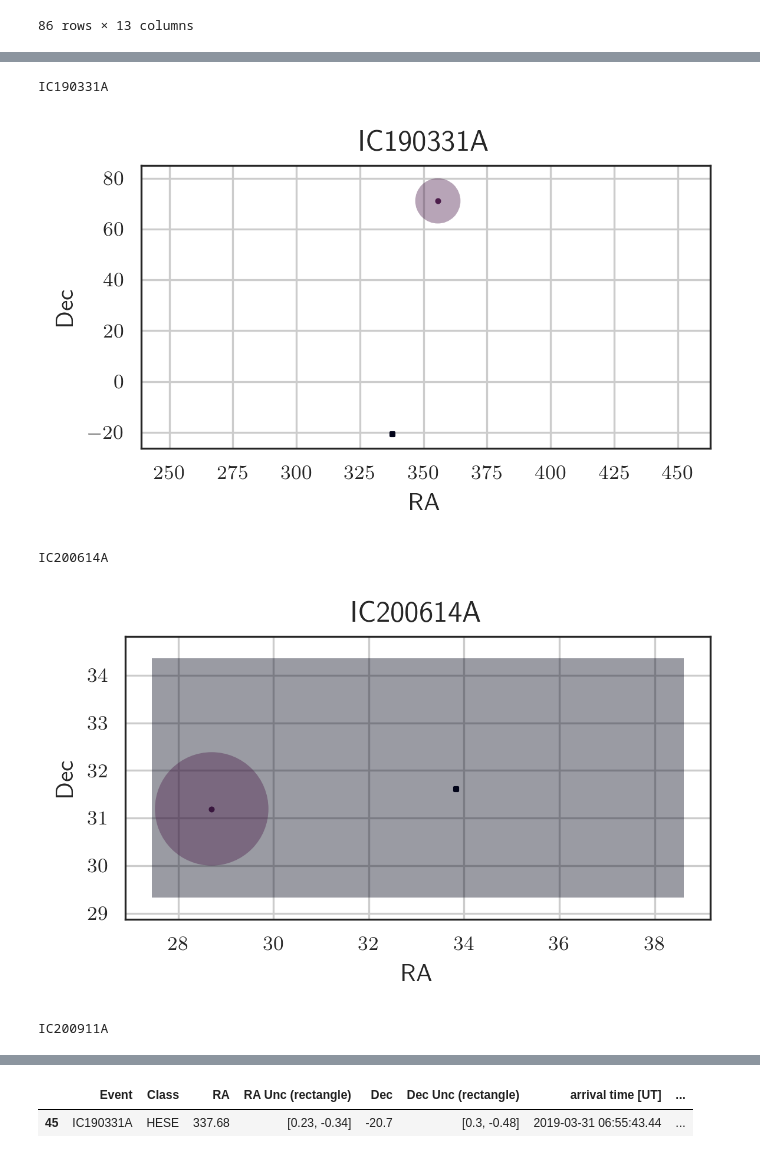
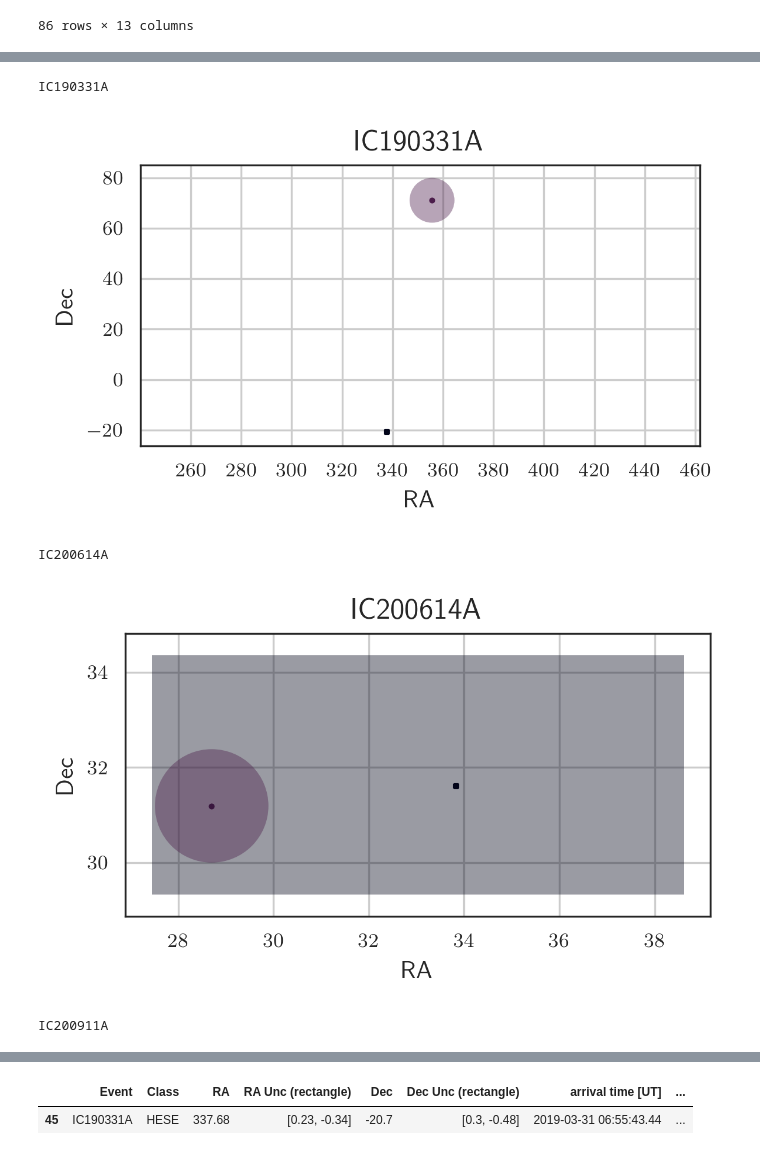
Before and after one commit to JannisNe/nu_stat_for_asassn_paper, a Jupyter notebook: diagnostic_plots.ipynb, the cells around one changed output, grey strips where cells are left out. Drawn from its saved outputs; the diff is of its cells as text; code cells hidden in the pictures.

```diff
--- a/diagnostic_plots.ipynb
+++ b/diagnostic_plots.ipynb
@@ -72,6 +73,9 @@ for cc in  ['', '_without_IC190331A']:
     ax.set_aspect(1, adjustable='datalim')
     ax.set_ylabel('$\Delta$Dec')
     ax.set_xlabel('$\Delta$RA')
+    major_base = 20 if '_without' not in cc else 2
+    ax.xaxis.set_major_locator(MultipleLocator(base=major_base))
+    ax.yaxis.set_major_locator(MultipleLocator(base=major_base))
     ax.grid()
 
     fig.savefig(os.path.join(output_folder, f"alerts_deviation_initial_final{cc}.pdf"))
@@ -83,36 +87,39 @@ for cc in  ['', '_without_IC190331A']:
 # %%
 for i, r in alerts[m].iterrows():
     print(r.Event)
     fig, ax = plt.subplots(figsize=(base_width, base_height), dpi=dpi)
 
     ax.set_aspect(1, adjustable='datalim')
     ax.scatter(r['RA'], r['Dec'], color=cmap(0), marker='s', s=2)
     left_bottom_corner = (r['RA'] + r['RA Unc (rectangle) float'][1], r['Dec'] + r['Dec Unc (rectangle) float'][1])
     extent = (r['RA Unc (rectangle) float'][0] - r['RA Unc (rectangle) float'][1],
               r['Dec Unc (rectangle) float'][0] - r['Dec Unc (rectangle) float'][1])
     final_e = plt.Rectangle(left_bottom_corner, extent[0], extent[1], fc=cmap(0), alpha=0.4, ec=None, ls='')
     ax.add_patch(final_e)
 
     ax.scatter(r['initial RA'], r['initial Dec'], color=cmap(0.2), s=2)
     initial_e = r['initial Error90 [arcmin]'] * u.arcmin
     initial_contour = plt.Circle((r['initial RA'], r['initial Dec']), initial_e.to('deg').value, alpha=0.4, fc=cmap(0.2), ec=None, ls='')
     ax.add_patch(initial_contour)
 
     ax.set_title(r.Event)
+    major_base = 20 if r.Event=="IC190331A" in cc else 2
+    ax.xaxis.set_major_locator(MultipleLocator(base=major_base))
+    ax.yaxis.set_major_locator(MultipleLocator(base=major_base))
     ax.grid()
 
     ax.set_xlabel('RA')
     ax.set_ylabel('Dec')
 
     fig.tight_layout()
     fig.savefig(os.path.join(output_folder, f"{r.Event}.pdf"))
     plt.show()
     plt.close()
 # %% [output]
 IC190331A
-[figure, old version]
+[figure, new version]
 IC200614A
-[figure, old version]
+[figure, new version]
 IC200911A
 [figure]
 # %%
```
Also changed, not shown: parts of 2 cells of this notebook, 2 other files.
